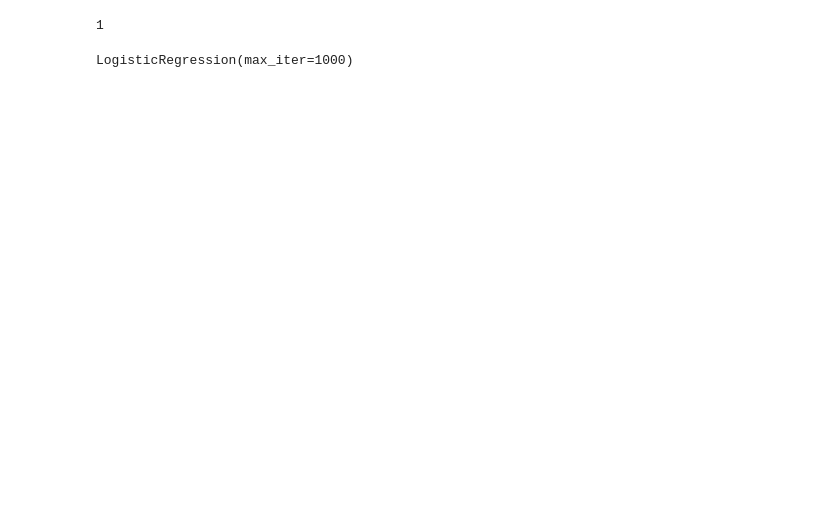
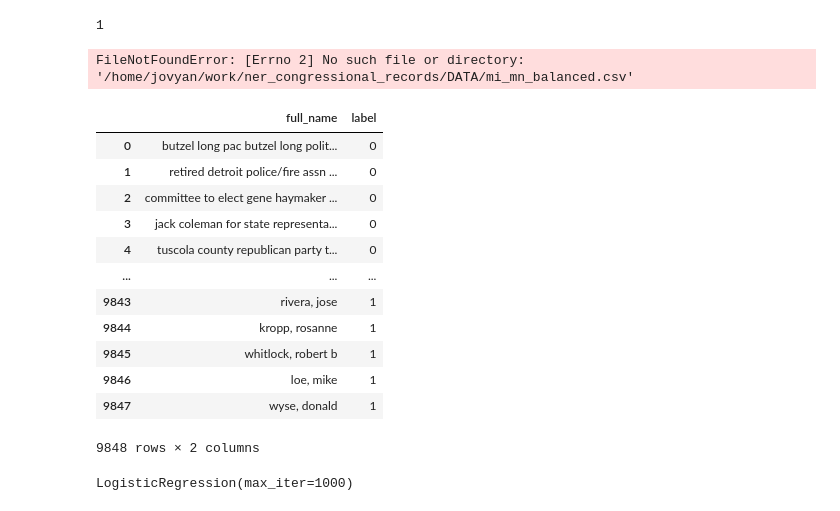
Before and after one commit to satadisha/ner_congressional_records, a Jupyter notebook: LogisticRegression.ipynb, the cells around one changed output. Drawn from its saved outputs; the diff is of its cells as text; code cells hidden in the pictures; blank space fills up the shorter version.

```diff
--- a/LogisticRegression.ipynb
+++ b/LogisticRegression.ipynb
@@ -8,3 +9,7 @@ print(1)
 # %%
 train = pd.read_csv(DATA_PATH+"train.csv")
 test = pd.read_csv(DATA_PATH+"test.csv")
+mi_mn = pd.read_csv(DATA_PATH+"mi_mn_annotated.csv")
+mi_mn_balanced = pd.read_csv(DATA_PATH+"mi_mn_balanced.csv")
+# %% [output]
+FileNotFoundError: [Errno 2] No such file or directory: '/home/jovyan/work/ner_congressional_records/DATA/mi_mn_balanced.csv'
@@ -10,0 +18,16 @@ test = pd.read_csv(DATA_PATH+"test.csv")
+# %%
+mi_mn_balanced
+# %% [output]
+|  | full_name | label |
+| 0 | butzel long pac butzel long polit... | 0 |
+| 1 | retired detroit police/fire assn ... | 0 |
+| 2 | committee to elect gene haymaker ... | 0 |
+| 3 | jack coleman for state representa... | 0 |
+| 4 | tuscola county republican party t... | 0 |
+| ... | ... | ... |
+| 9843 | rivera, jose | 1 |
+| 9844 | kropp, rosanne | 1 |
+| 9845 | whitlock, robert b | 1 |
+| 9846 | loe, mike | 1 |
+| 9847 | wyse, donald | 1 |
+9848 rows × 2 columns
```
Also changed, not shown: parts of 8 cells of this notebook.
